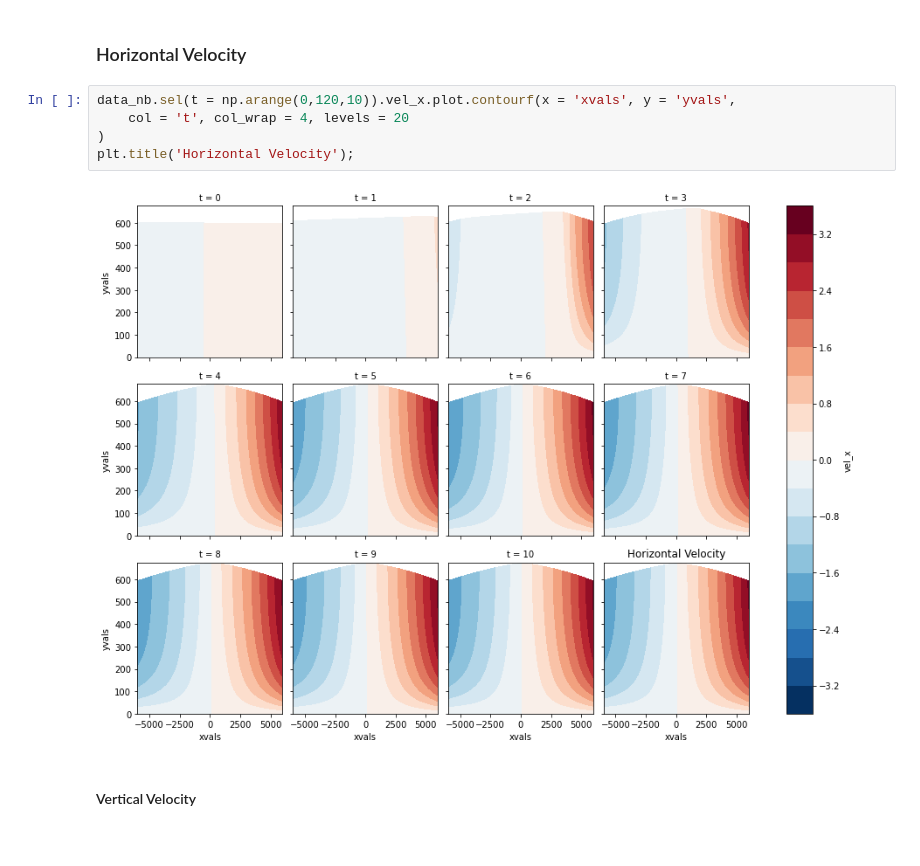
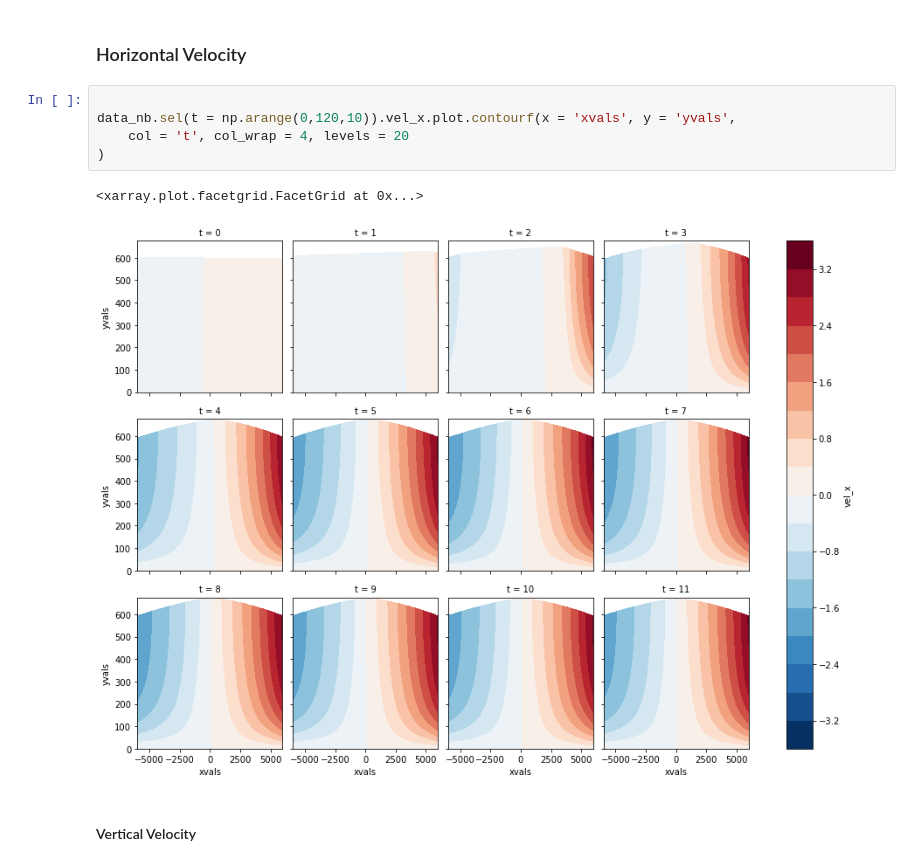
Before and after one commit to janeeleven/rces-final-project, a Jupyter notebook: presentation_notebook.ipynb, the cells around one changed output. Drawn from its saved outputs; the diff is of its cells as text.

```diff
--- a/presentation_notebook.ipynb
+++ b/presentation_notebook.ipynb
@@ -228,12 +192,13 @@ Data variables:
 # %% [markdown]
 ### Horizontal Velocity
 # %%
+
 data_nb.sel(t = np.arange(0,120,10)).vel_x.plot.contourf(x = 'xvals', y = 'yvals',
     col = 't', col_wrap = 4, levels = 20
 )
-plt.title('Horizontal Velocity');
 # %% [output]
+<xarray.plot.facetgrid.FacetGrid at 0x...>
-[figure, old version]
+[figure, new version]
 # %% [markdown]
 #### Vertical Velocity
 # %%
```
Also changed, not shown: parts of 8 cells of this notebook.
